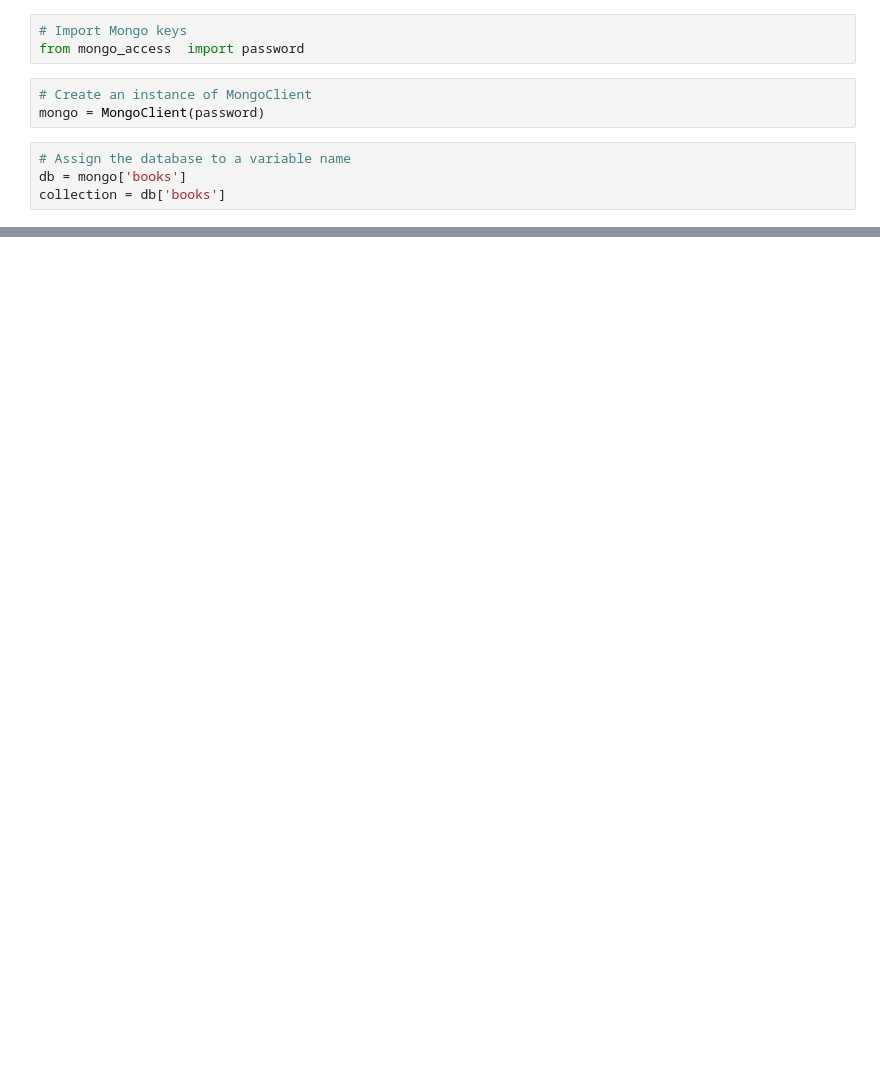
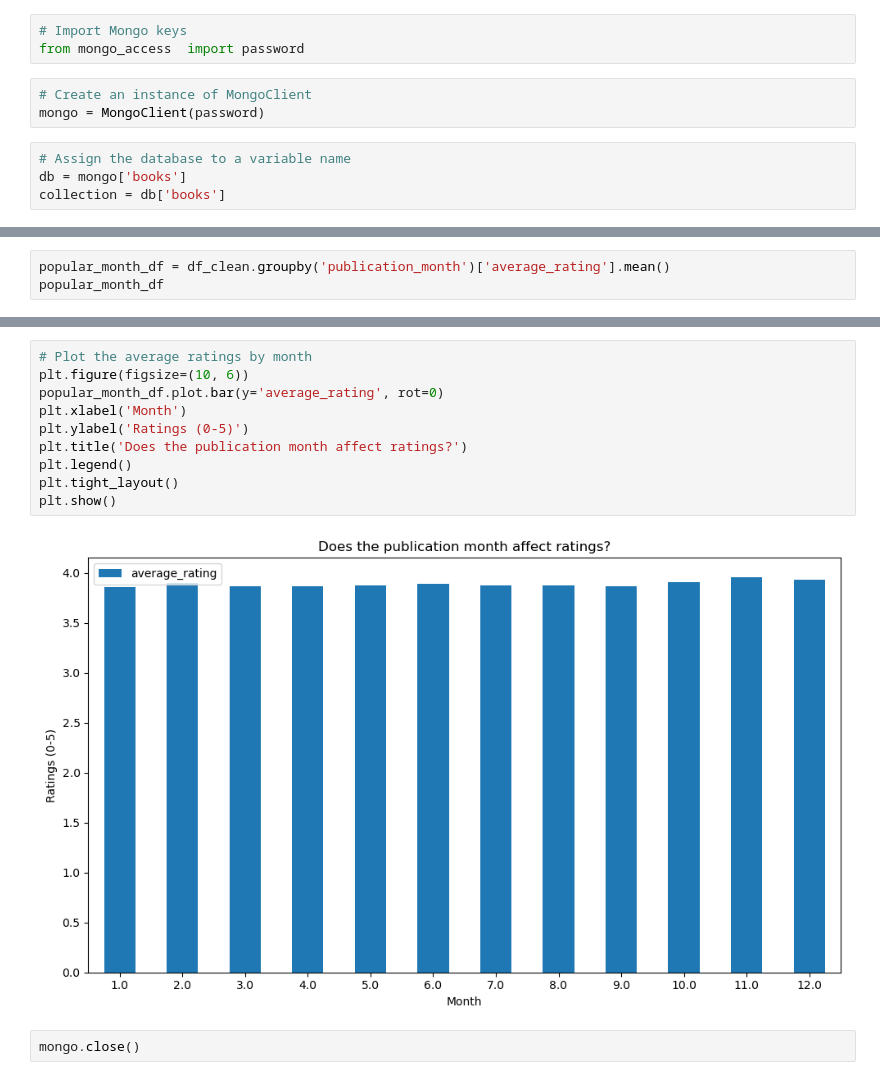
Before and after one commit to MelissaJ4/Project-4, a Jupyter notebook: Dataframe_analysis_mj.ipynb, the cells around one changed output, grey strips where cells are left out. Drawn from its saved outputs; the diff is of its cells as text; blank space fills up the shorter version.

```diff
--- a/Dataframe_analysis_mj.ipynb
+++ b/Dataframe_analysis_mj.ipynb
@@ -240,0 +202,3 @@ result_df.head(10)
+# %%
+popular_month_df = df_clean.groupby('publication_month')['average_rating'].mean()
+popular_month_df
@@ -240,0 +220,14 @@ result_df.head(10)
+# %%
+# Plot the average ratings by month
+plt.figure(figsize=(10, 6))
+popular_month_df.plot.bar(y='average_rating', rot=0)
+plt.xlabel('Month')
+plt.ylabel('Ratings (0-5)')
+plt.title('Does the publication month affect ratings?')
+plt.legend()
+plt.tight_layout()
+plt.show()
+# %% [output]
+[figure, added]
+# %%
+mongo.close()
```
Also changed, not shown: parts of 32 cells of this notebook.
